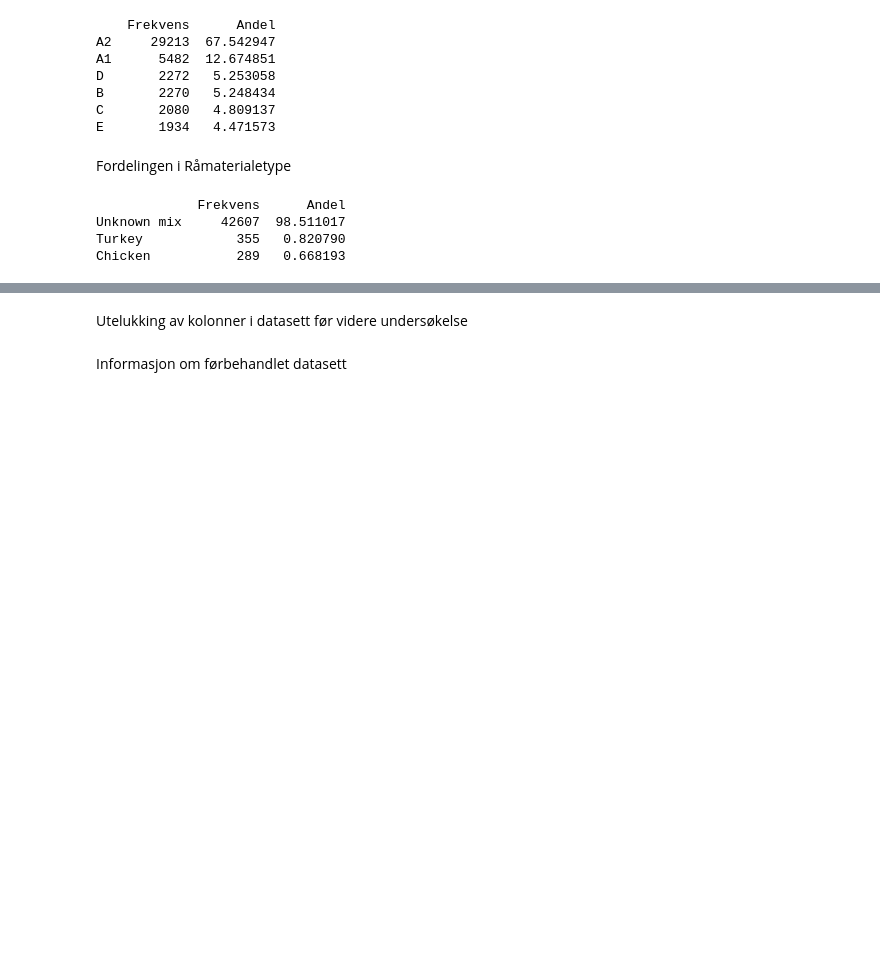
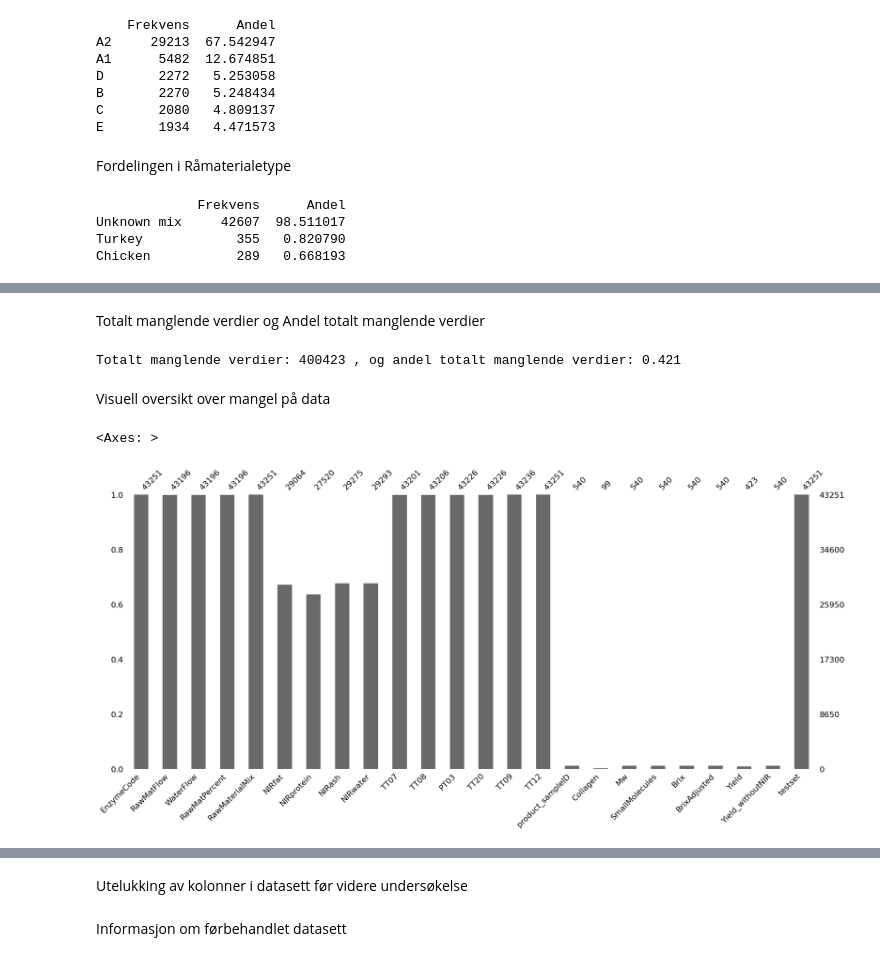
Before and after one commit to PreyPython123/Master-V24-Semiveiledet-Regresjon, a Jupyter notebook: Bioco_Dataprosessering,_Dataforståelse_og_Dataundersøkelse.ipynb, the cells around one changed output, grey strips where cells are left out. Drawn from its saved outputs; the diff is of its cells as text; code cells hidden in the pictures; blank space fills up the shorter version.

```diff
--- a/Bioco_Dataprosessering,_Dataforståelse_og_Dataundersøkelse.ipynb
+++ b/Bioco_Dataprosessering,_Dataforståelse_og_Dataundersøkelse.ipynb
@@ -154,0 +219,15 @@ Chicken           289   0.668193
+# %% [markdown]
+Totalt manglende verdier og Andel totalt manglende verdier
+# %%
+print("Totalt manglende verdier:", (bioco_rå_data.isnull().sum().sum()),
+      ", og andel totalt manglende verdier:",
+       round((bioco_rå_data.isnull().sum().sum())/(43251*22), 3))
+# %% [output]
+Totalt manglende verdier: 400423 , og andel totalt manglende verdier: 0.421
+# %% [markdown]
+Visuell oversikt over mangel på data
+# %%
+msno.bar(bioco_rå_data)
+# %% [output]
+<Axes: >
+[figure, added]
```
Also changed, not shown: parts of 29 cells of this notebook.
